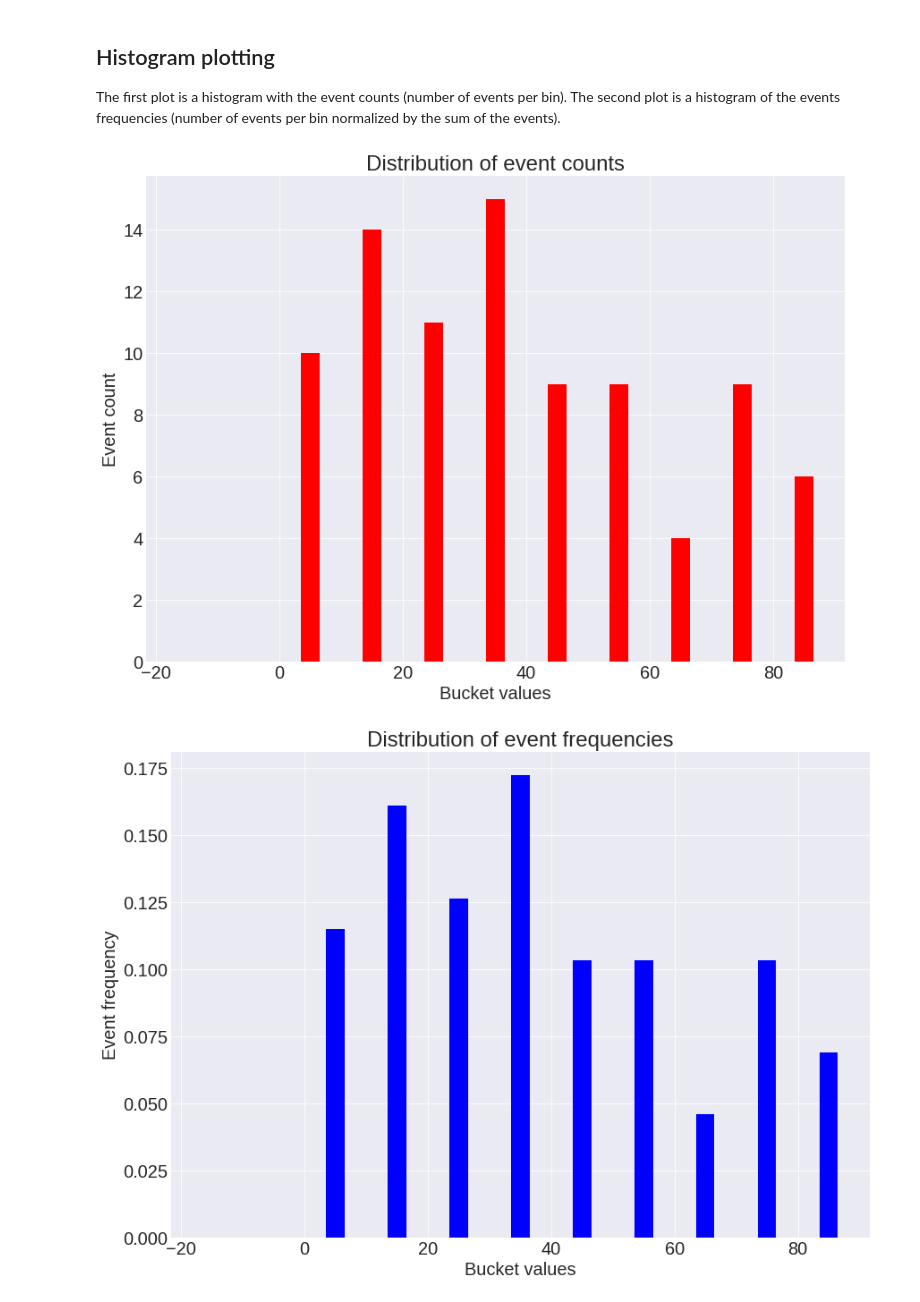
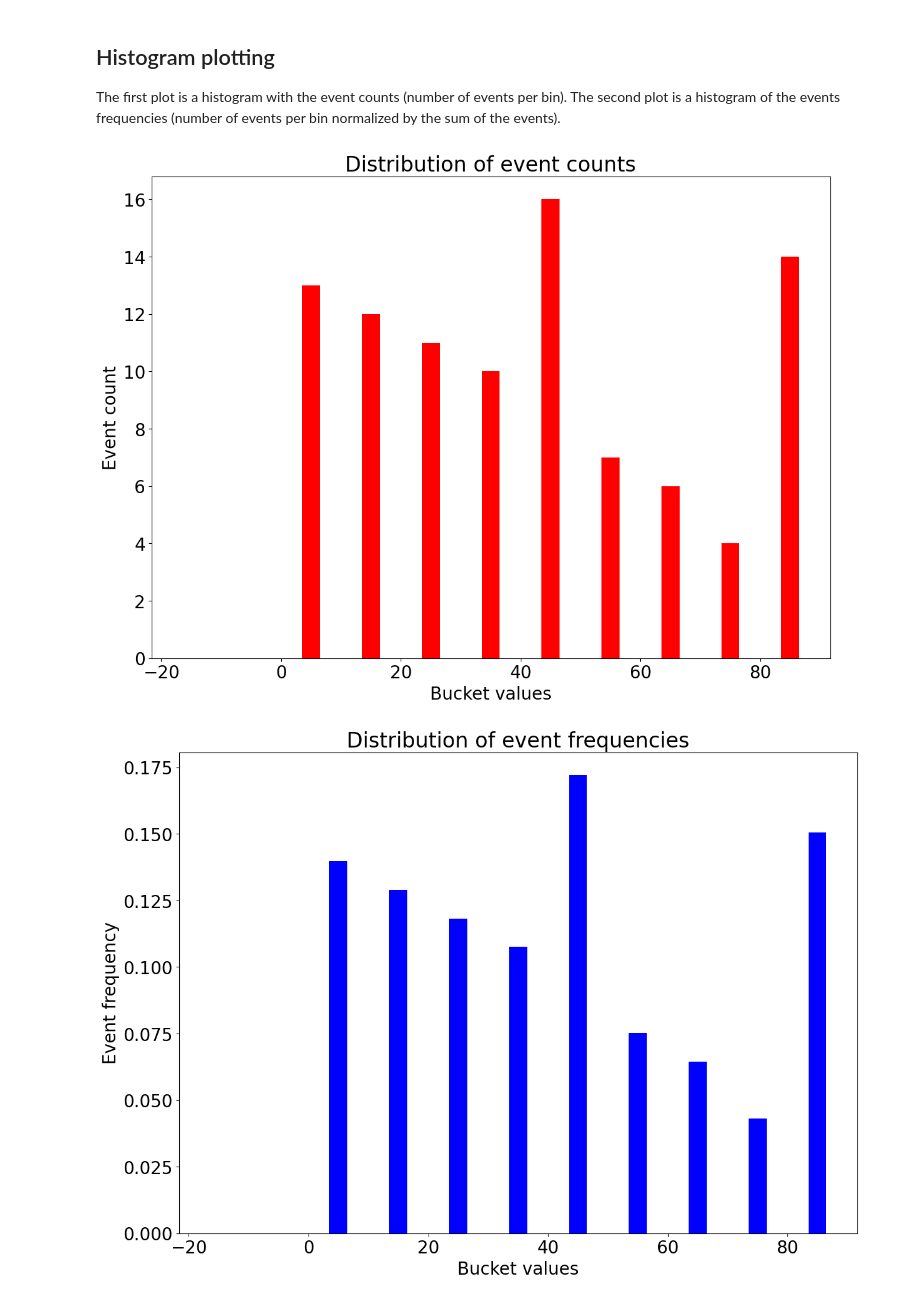
Before and after one commit to LucaCanali/Miscellaneous, a Jupyter notebook: PostgreSQL_YugabyteDB_Jupyter/PostgreSQL_histograms.ipynb, the cells around one changed output. Drawn from its saved outputs; the diff is of its cells as text; code cells hidden in the pictures.

```diff
--- a/PostgreSQL_YugabyteDB_Jupyter/PostgreSQL_histograms.ipynb
+++ b/PostgreSQL_YugabyteDB_Jupyter/PostgreSQL_histograms.ipynb
@@ -66,11 +66,13 @@ order by bucket
+# %%
+import pandas as pd
+from sqlalchemy import create_engine
+
+# create SQLAlchemy engine
+engine = create_engine("postgresql+psycopg2://postgres:mysecretpassword@localhost:5432/postgres")
+
+hist_pandasDF = pd.read_sql(query, engine)
 # %%
-import pandas as pd
-
-# query Oracle using ora_conn and put the result into a pandas Dataframe
-with psycopg2.connect("dbname=postgres user=postgres host=localhost port=5432 password=mysecretpassword") as pg_conn:
-    hist_pandasDF = pd.read_sql(query, con=pg_conn)
-
-# Decription
+# Schema description
 #
 # bucket: the bucket number, range from 1 to bins (included)
 # value: midpoint value of the given bucket
@@ -117,7 +119,7 @@ The first plot is a histogram with the event counts (number of events per bin).
 The second plot is a histogram of the events frequencies (number of events per bin normalized by the sum of the events).
 # %%
 import matplotlib.pyplot as plt
-plt.style.use('seaborn-darkgrid')
+
 plt.rcParams.update({'font.size': 20, 'figure.figsize': [14,10]})
 
 f, ax = plt.subplots()
@@ -140,30 +142,30 @@ txt_opts = {'horizontalalignment': 'center',
 
 plt.show()
 # %% [output]
-[figure, old version]
+[figure, new version]
 # %%
 import matplotlib.pyplot as plt
-plt.style.use('seaborn-darkgrid')
+
 plt.rcParams.update({'font.size': 20, 'figure.figsize': [14,10]})
 
 f, ax = plt.subplots()
 
 # histogram data
 x = hist_pandasDF["value"]
 y = hist_pandasDF["frequency"]
 
 # bar plot
 ax.bar(x, y, width = 3.0, color='blue')
 
 ax.set_xlabel("Bucket values")
 ax.set_ylabel("Event frequency")
 ax.set_title("Distribution of event frequencies")
 
 # Label for the resonances spectrum peaks
 txt_opts = {'horizontalalignment': 'center',
             'verticalalignment': 'center',
             'transform': ax.transAxes}
 
 plt.show()
 # %% [output]
-[figure, old version]
+[figure, new version]
```
Also changed, not shown: parts of 4 cells of this notebook, 1 other file.
